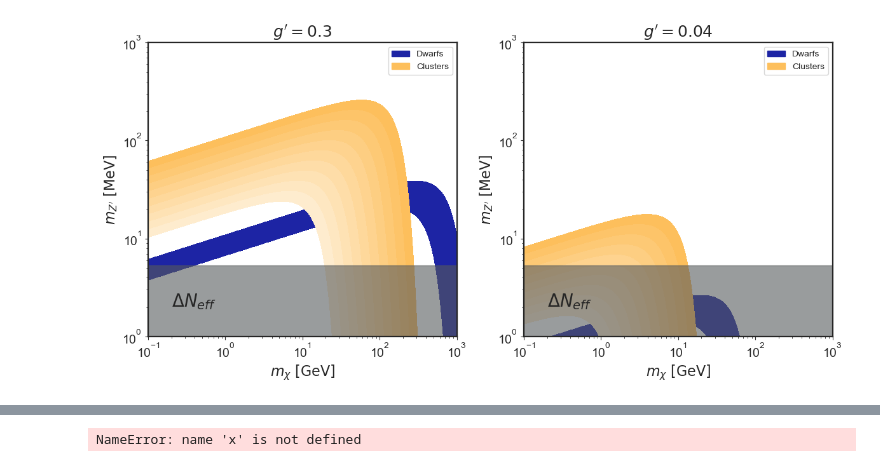
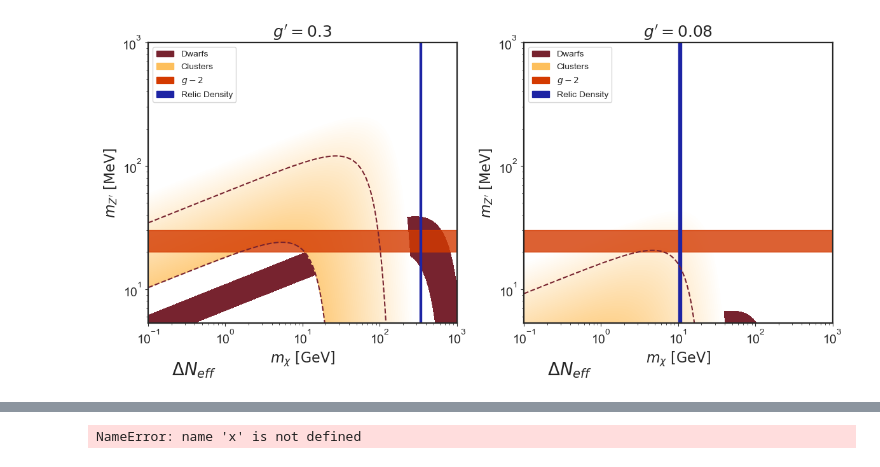
Before and after one commit to nigomezcr/Leptophilic-Atlas-Repo, a Jupyter notebook: ParameterSpace.ipynb, the cells around one changed output, grey strips where cells are left out. Drawn from its saved outputs; the diff is of its cells as text; code cells hidden in the pictures.

Commit message:
Ready plot with all data, fit pending

```diff
--- a/ParameterSpace.ipynb
+++ b/ParameterSpace.ipynb
@@ -10,10 +10,10 @@ from scipy import misc, special, optimize
 
 import matplotlib.patches as mpatches
 # %%
-gp_l = (0.3, 4e-2)
+gp_l = (0.3, 8e-2)
 
 g_p = 200 #Grid Points
-M_l = np.logspace(0, 3, g_p)
+M_l = np.logspace(np.log10(5.3), 3, g_p)
 m_l = np.logspace(-1, 3, g_p)
 
 #Grids
@@ -21,51 +21,68 @@ M_g, m_g = np.meshgrid(M_l, m_l)
 sigma_grid_dwarf = np.zeros((g_p, g_p))
 sigma_grid_clusters = np.zeros((g_p, g_p))
 
-n = 10
+n = 50
 levels_dw=[10, 70]
 levels_cl= np.logspace(-3, 0.1, n+1)  # Generate logarithmically spaced values
 fig, ax = plt.subplots(1, 2, figsize=(12, 6))
 ax = ax.ravel()
 
+#Colors
+clusterColors = BackgroundColor2
+DwColors =BackgroundColor1
+Muoncolors = MainColor3
+RelicColors = MainColor1
+
+
 fig_index = 0
 
-patch_dw = mpatches.Patch(color=MainColor1, label=r'Dwarfs')
-patch_cl = mpatches.Patch(color=BackgroundColor2, label=r'Clusters')
+patch_dw = mpatches.Patch(color=DwColors, label=r'Dwarfs')
+patch_cl = mpatches.Patch(color=clusterColors, label=r'Clusters')
+patch_g2 = mpatches.Patch(color=Muoncolors, label=r'$g-2$')
+patch_Oh2 = mpatches.Patch(color=RelicColors, label=r'Relic Density')
 
 def colorFader(c1,c2,mix=0): #fade (linear interpolate) from color c1 (at mix=0) to c2 (mix=1)
     c1=np.array(c1)
     c2=np.array(c2)
     return (1-mix)*c1 + mix*c2
 
-c1 = BackgroundColor2  # yellow
-c2 = (1, 1, 1)  # white
+c2 = clusterColors  # yellow
+c1 = (1, 1, 1)  # white
 clf = [colorFader(c1, c2, (np.log10(l) + 3)/4) for l in levels_cl]
 
 for g in gp_l:
 
     for i in range(g_p):
         for j in range(g_p):
             sigma_grid_dwarf[i, j] = Transfer_sigma(30, g, M_l[j], m_l[i])
             sigma_grid_clusters[i, j] = Transfer_sigma(1000, g, M_l[j], m_l[i])
 
     ax[fig_index].set_title('$g^{{\prime}} = {}$'.format(g))
 
-    ax[fig_index].contourf(m_g, M_g, sigma_grid_dwarf, levels_dw, colors=(MainColor1,))
+    ax[fig_index].contourf(m_g, M_g, sigma_grid_dwarf, levels_dw, colors=(DwColors,))
     ax[fig_index].contourf(m_g, M_g, sigma_grid_clusters, levels_cl, colors=clf)
+    ax[fig_index].contour(m_g, M_g, sigma_grid_clusters, [0.01, levels_cl[-1] ], colors=(DwColors,), linestyles='dashed')
 
+    ax[fig_index].fill_between(m_l, y1=20, y2=30, color=Muoncolors, alpha=0.8)
     ax[fig_index].text(0.2, 2, r'$\Delta N_{eff}$', fontsize=20)
-    ax[fig_index].fill_between(m_l, M_l[0], 5.3, color=Gray1, alpha=0.6)
+    #ax[fig_index].fill_between(m_l, M_l[0], 5.3, color=Gray1, alpha=0.6)
     ax[fig_index].set_xlabel('$m_{\chi} ~[\mathrm{GeV} ]$' )
     ax[fig_index].set_ylabel('$m_{Z\'} ~[\mathrm{MeV} ]$' )
     ax[fig_index].set_xscale('log')
     ax[fig_index].set_yscale('log')
-    ax[fig_index].legend(handles=[patch_dw, patch_cl], loc='upper right')
+    ax[fig_index].legend(handles=[patch_dw, patch_cl, patch_g2, patch_Oh2], loc='upper left')
 
     fig_index +=1
+
+
+#Relic Density
+ax[0].fill_between(([330, 350]), y1=M_l[0], y2=M_l[-1], color=RelicColors)
+ax[1].fill_between(([10, 11]), y1=M_l[0], y2=M_l[-1], color=RelicColors)
+
 
 fig.tight_layout()
 fig.show()
 fig.savefig("Plots/ParameterSpacePlot.pdf")
 fig.savefig("Plots/ParameterSpacePlot.svg")
 # %% [output]
-[figure, old version]
+[figure, new version]
```
Also changed, not shown: parts of 1 cell of this notebook, 6 other files.
